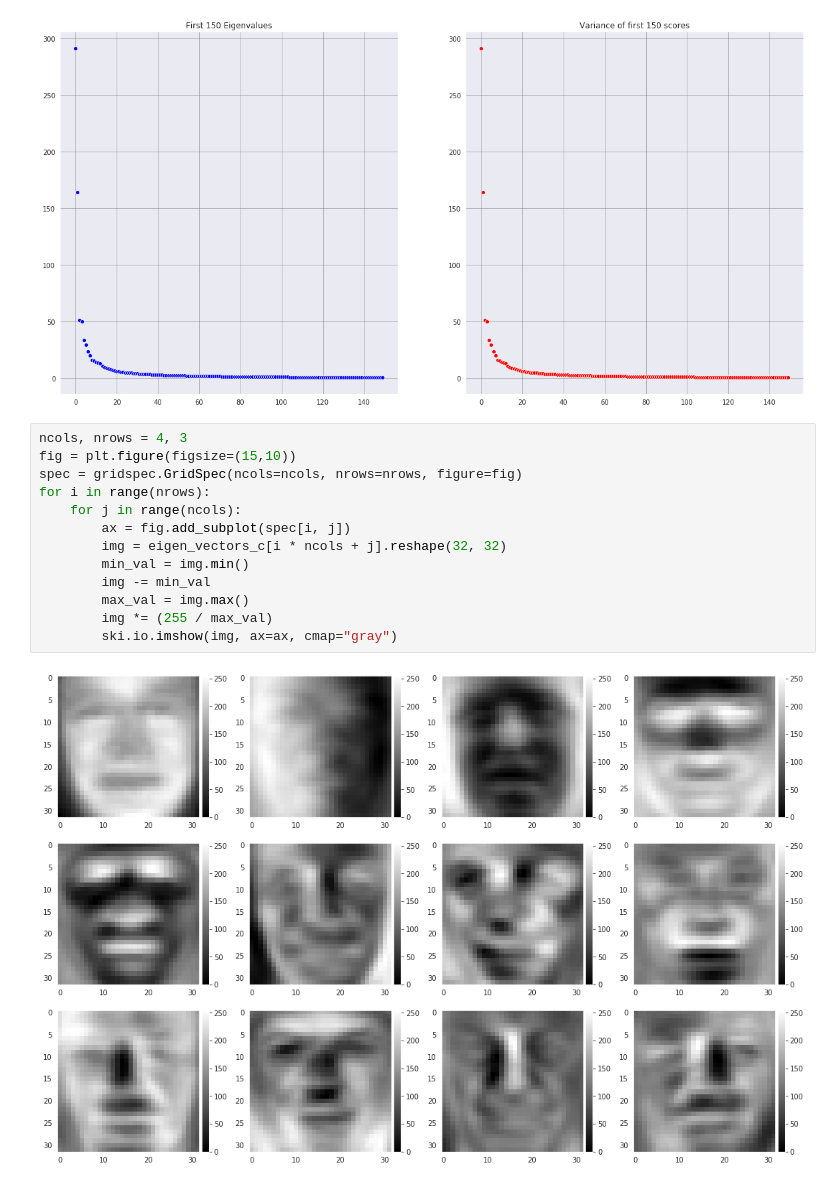
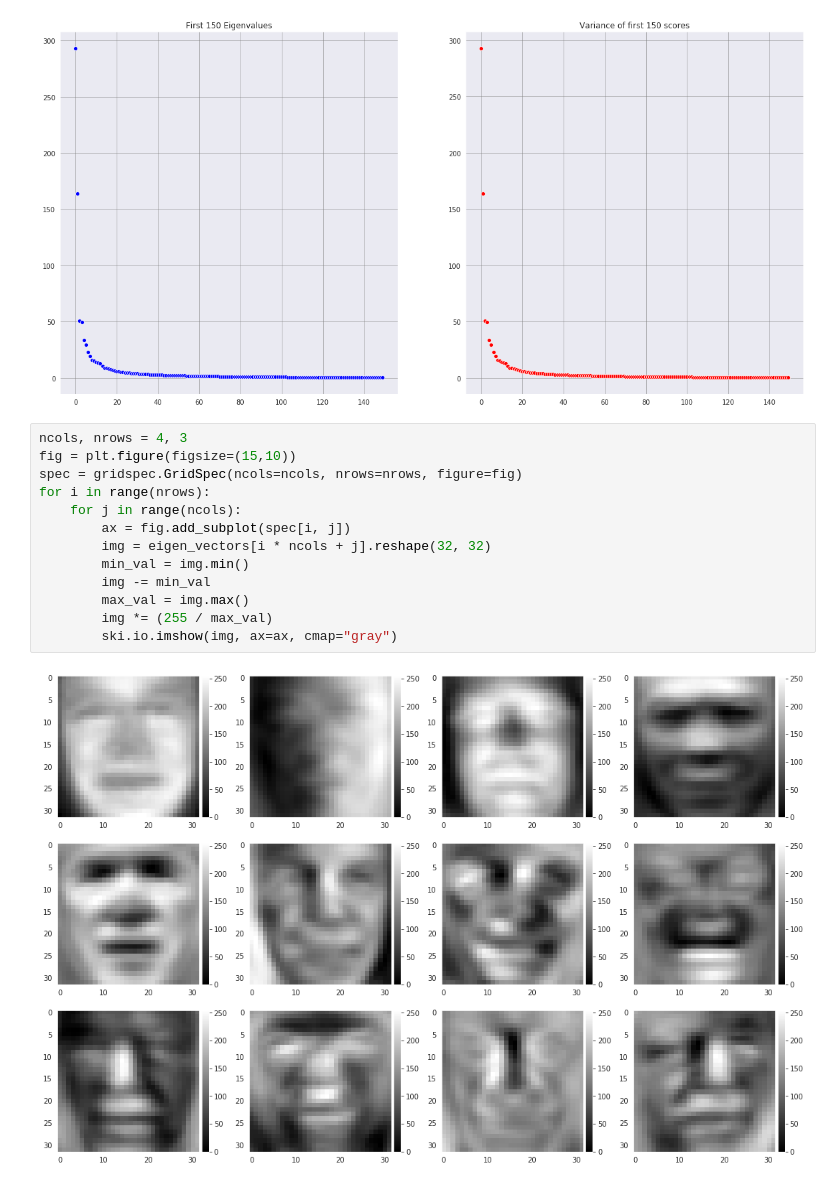
Before and after one commit to hekrause/htwg_mldl, a Jupyter notebook: Uebungen/Uebung02/Notebooks/work.ipynb, the cells around one changed output. Saved outputs shown, nothing was run; the diff lists cells and outputs as text.

```diff
--- a/Uebungen/Uebung02/Notebooks/work.ipynb
+++ b/Uebungen/Uebung02/Notebooks/work.ipynb
@@ -265,18 +301,18 @@ Text(0.5, 1.0, 'Variance of first 150 scores')
 # %%
 ncols, nrows = 4, 3
 fig = plt.figure(figsize=(15,10))
 spec = gridspec.GridSpec(ncols=ncols, nrows=nrows, figure=fig)
 for i in range(nrows):
     for j in range(ncols):
         ax = fig.add_subplot(spec[i, j])
-        img = eigen_vectors_c[i * ncols + j].reshape(32, 32)
+        img = eigen_vectors[i * ncols + j].reshape(32, 32)
         min_val = img.min()
         img -= min_val
         max_val = img.max()
         img *= (255 / max_val)
         ski.io.imshow(img, ax=ax, cmap="gray")
 # %% [output]
-[figure, old version]
+[figure, new version]
 # %%
 fig = plt.figure(figsize=(15,10))
 spec = gridspec.GridSpec(ncols=7, nrows=1, figure=fig)
```
Also changed, not shown: parts of 9 cells of this notebook.
